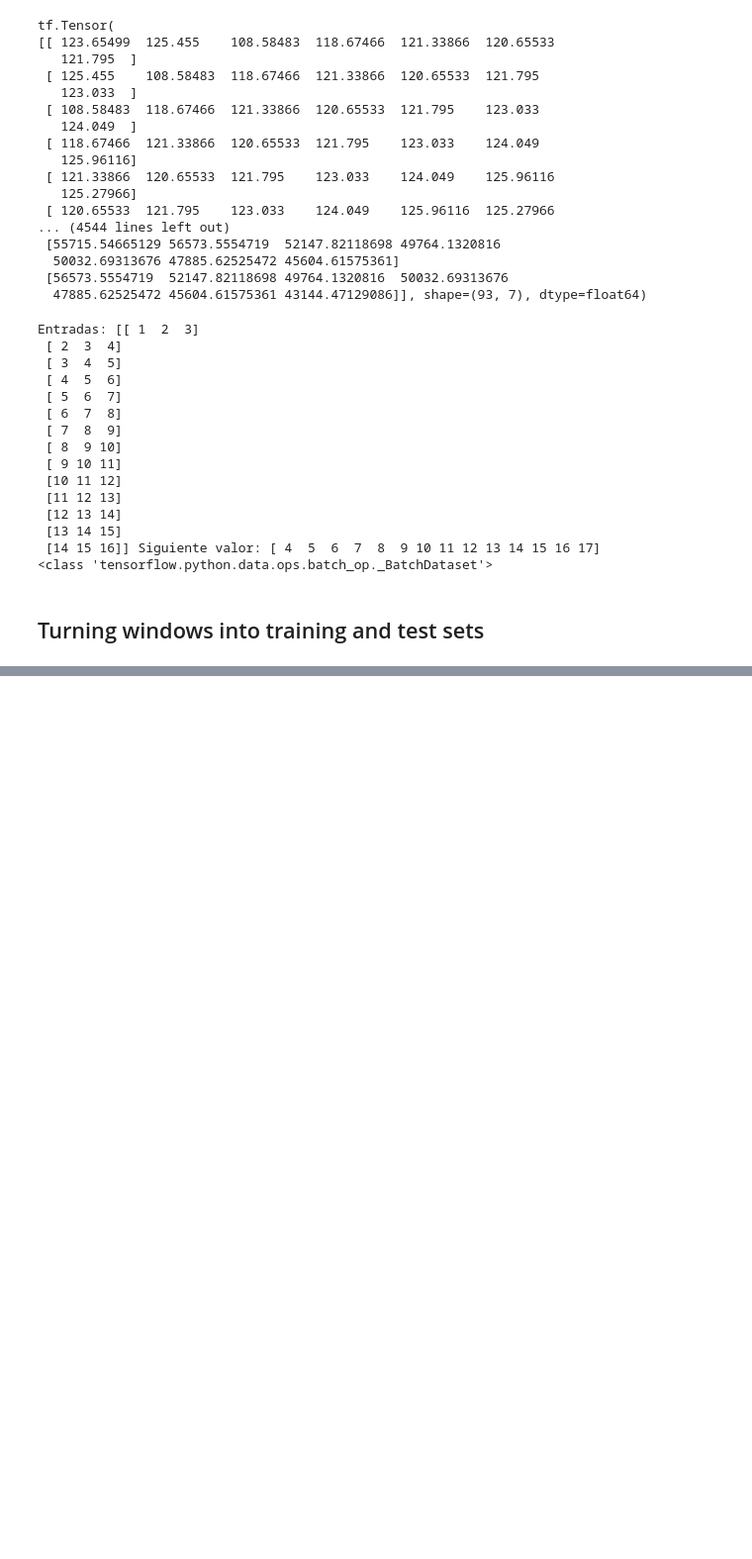
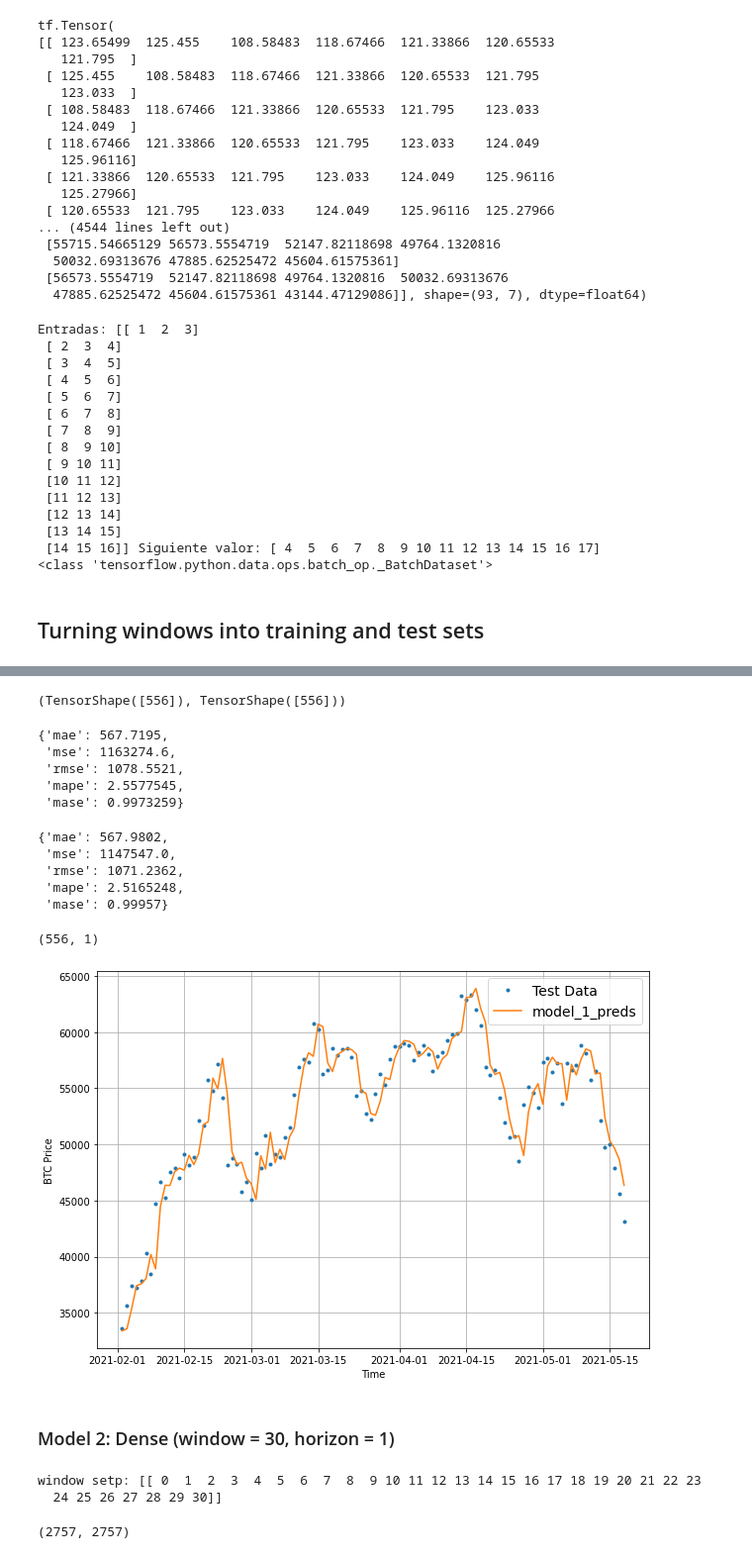
Before and after one commit to MNGARCIA085/IA---Study, a Jupyter notebook: S12 - Time Series/Bitcoin price prediction.ipynb, the cells around one changed output, grey strips where cells are left out. Shown: that part at 99% size. Saved outputs shown, nothing was run; the diff lists cells and outputs as text; code cells hidden in the pictures; blank space fills up the shorter version.

Commit message:
first time series models

```diff
--- a/S12 - Time Series/Bitcoin price prediction.ipynb
+++ b/S12 - Time Series/Bitcoin price prediction.ipynb
@@ -701,0 +715,4 @@ Entradas: [[ 1  2  3]
+# %%
+# Create train and test windows
+train_windows, test_windows, train_labels, test_labels = make_train_test_splits(full_windows, full_labels)
+len(train_windows), len(test_windows), len(train_labels), len(test_labels)
@@ -701,0 +847,4 @@ Entradas: [[ 1  2  3]
+# %%
+# Load in saved best performing model_1 and evaluate it on test data
+model_1 = tf.keras.models.load_model("model_experiments/model_1_dense/")
+model_1.evaluate(test_windows, test_labels)
@@ -701,0 +863,11 @@ Entradas: [[ 1  2  3]
+# %%
+def make_preds(model, input_data):
+  """
+  Uses model to make predictions input_data.
+  """
+  forecast = model.predict(input_data)
+  return tf.squeeze(forecast) # return 1D array of predictions
+# %%
+# Make predictions using model_1 on the test dataset and view results
+model_1_preds = make_preds(model_1, test_windows)
+len(model_1_preds), model_1_preds[:10]
@@ -701,0 +880,46 @@ Entradas: [[ 1  2  3]
+# %%
+tf.squeeze(test_labels).shape, model_1_preds.shape
+# %% [output]
+(TensorShape([556]), TensorShape([556]))
+# %%
+# Evaluate preds
+model_1_results = evaluate_preds(y_true=tf.squeeze(test_labels),
+                                 y_pred=model_1_preds)
+model_1_results
+# %% [output]
+{'mae': 567.7195,
+ 'mse': 1163274.6,
+ 'rmse': 1078.5521,
+ 'mape': 2.5577545,
+ 'mase': 0.9973259}
+# %%
+naive_results
+# %% [output]
+{'mae': 567.9802,
+ 'mse': 1147547.0,
+ 'rmse': 1071.2362,
+ 'mape': 2.5165248,
+ 'mase': 0.99957}
+# %%
+test_labels.shape
+# %% [output]
+(556, 1)
+# %%
+# Let's plot our model 1 predictions
+offset = 450
+plt.figure(figsize=(10, 7))
+# Account for the test_window offset and index into test_labels to ensure correct plotting
+plot_time_series(timesteps=X_test[-len(test_windows):],
+                 values=test_labels[:, 0],
+                 start=offset,
+                 label="Test Data")
+
+plot_time_series(timesteps=X_test[-len(test_windows):],
+                 values=model_1_preds,
+                 start=offset,
+                 format="-",
+                 label="model_1_preds")
+# %% [output]
+[figure, added]
+# %% [markdown]
+### Model 2: Dense (window = 30, horizon = 1)
@@ -701,0 +929,8 @@ Entradas: [[ 1  2  3]
+# %%
+# Make windowed data with appropriate horizon and window sizes
+full_windows, full_labels = make_windows(prices, window_size=WINDOW_SIZE, horizon=HORIZON)
+len(full_windows), len(full_labels)
+# %% [output]
+window setp: [[ 0  1  2  3  4  5  6  7  8  9 10 11 12 13 14 15 16 17 18 19 20 21 22 23
+  24 25 26 27 28 29 30]]
+(2757, 2757)
```
Also changed, not shown: parts of 52 cells of this notebook, 15 other files.
